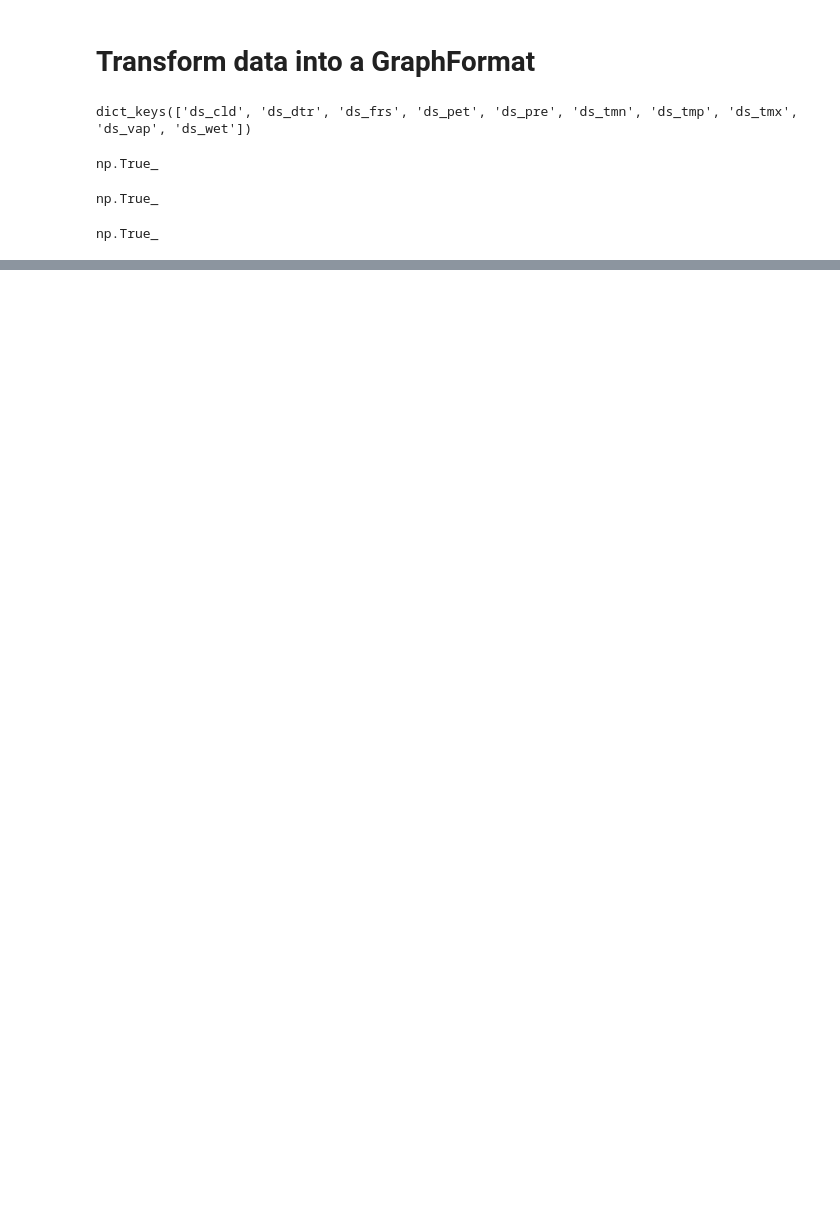
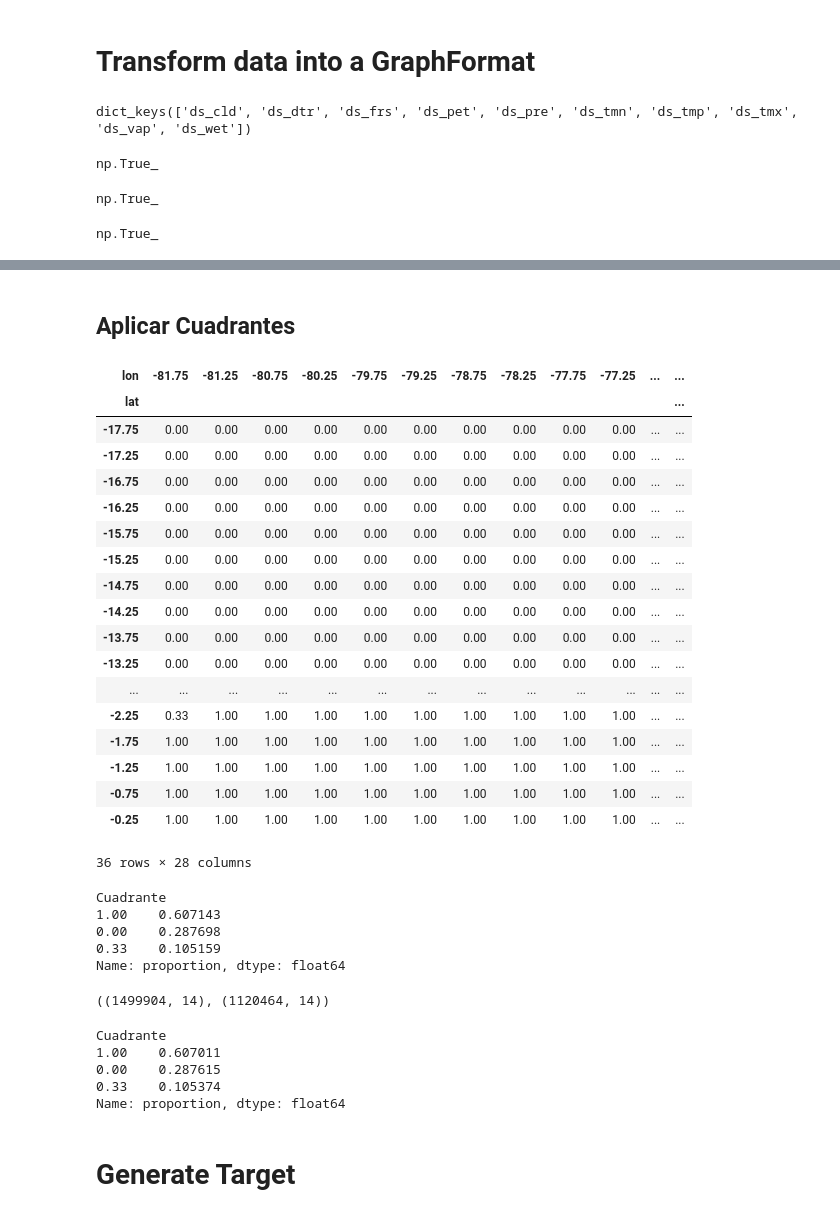
Before and after one commit to gabodabo-uno/DLA2501---Deep-Learning-Avanzado, a Jupyter notebook: Flood forecasting/3. Programas/02_Save_Gridded_TimeSeries.ipynb, the cells around one changed output, grey strips where cells are left out. Saved outputs shown, nothing was run; the diff lists cells and outputs as text; code cells hidden in the pictures; blank space fills up the shorter version.

```diff
--- a/Flood forecasting/3. Programas/02_Save_Gridded_TimeSeries.ipynb
+++ b/Flood forecasting/3. Programas/02_Save_Gridded_TimeSeries.ipynb
@@ -286,0 +376,21 @@ consol_df.sample(10)
+# %%
+def genera_eq_lat_lon(x_0, x_1):
+    """
+    Genera una ecuación de latitud y longitud a partir de un punto dado.
+
+    Args:
+        x_0 (tuple): Tupla con la latitud y longitud del punto de referencia 1. (lon, lat)
+        x_1 (tuple): Tupla con la latitud y longitud del punto de referencia 2. (lon. lat)
+    Returns:
+        tuple: Ecuación de latitud y longitud.
+    """
+    lon_0, lat_0 = x_0
+    lon_1, lat_1 = x_1
+
+    m = (lat_1 - lat_0) / (lon_1 - lon_0)
+    b = lat_0 - m * lon_0
+
+    def funcion(x):
+        return m * x + b
+
+    return funcion, m, b
@@ -286,0 +472,57 @@ consol_df.sample(10)
+# %% [markdown]
+## Aplicar Cuadrantes
+# %%
+casos = [
+    consol_df['lat'] <= fun_1(consol_df['lon']), # Costa
+    (consol_df['lat'] > fun_1(consol_df['lon']))&
+    (consol_df['lat'] <= fun_2(consol_df['lon'])) # Sierra
+         ]
+resultados = [0, 0.33]
+consol_df['Cuadrante'] = np.select(casos, resultados, default=1) # El default es la selva
+# %%
+consol_df[consol_df['CODMES']==consol_df['CODMES'].max()]\
+    .sort_values(by=['lat', 'lon'], ascending=True)\
+    .pivot(index='lat', columns='lon', values='Cuadrante')
+# %% [output]
+| lon | -81.75 | -81.25 | -80.75 | -80.25 | -79.75 | -79.25 | -78.75 | -78.25 | -77.75 | -77.25 | ... | ... |
+| lat |  |  |  |  |  |  |  |  |  |  |  | ... |
+| -17.75 | 0.00 | 0.00 | 0.00 | 0.00 | 0.00 | 0.00 | 0.00 | 0.00 | 0.00 | 0.00 | ... | ... |
+| -17.25 | 0.00 | 0.00 | 0.00 | 0.00 | 0.00 | 0.00 | 0.00 | 0.00 | 0.00 | 0.00 | ... | ... |
+| -16.75 | 0.00 | 0.00 | 0.00 | 0.00 | 0.00 | 0.00 | 0.00 | 0.00 | 0.00 | 0.00 | ... | ... |
+| -16.25 | 0.00 | 0.00 | 0.00 | 0.00 | 0.00 | 0.00 | 0.00 | 0.00 | 0.00 | 0.00 | ... | ... |
+| -15.75 | 0.00 | 0.00 | 0.00 | 0.00 | 0.00 | 0.00 | 0.00 | 0.00 | 0.00 | 0.00 | ... | ... |
+| -15.25 | 0.00 | 0.00 | 0.00 | 0.00 | 0.00 | 0.00 | 0.00 | 0.00 | 0.00 | 0.00 | ... | ... |
+| -14.75 | 0.00 | 0.00 | 0.00 | 0.00 | 0.00 | 0.00 | 0.00 | 0.00 | 0.00 | 0.00 | ... | ... |
+| -14.25 | 0.00 | 0.00 | 0.00 | 0.00 | 0.00 | 0.00 | 0.00 | 0.00 | 0.00 | 0.00 | ... | ... |
+| -13.75 | 0.00 | 0.00 | 0.00 | 0.00 | 0.00 | 0.00 | 0.00 | 0.00 | 0.00 | 0.00 | ... | ... |
+| -13.25 | 0.00 | 0.00 | 0.00 | 0.00 | 0.00 | 0.00 | 0.00 | 0.00 | 0.00 | 0.00 | ... | ... |
+| ... | ... | ... | ... | ... | ... | ... | ... | ... | ... | ... | ... | ... |
+| -2.25 | 0.33 | 1.00 | 1.00 | 1.00 | 1.00 | 1.00 | 1.00 | 1.00 | 1.00 | 1.00 | ... | ... |
+| -1.75 | 1.00 | 1.00 | 1.00 | 1.00 | 1.00 | 1.00 | 1.00 | 1.00 | 1.00 | 1.00 | ... | ... |
+| -1.25 | 1.00 | 1.00 | 1.00 | 1.00 | 1.00 | 1.00 | 1.00 | 1.00 | 1.00 | 1.00 | ... | ... |
+| -0.75 | 1.00 | 1.00 | 1.00 | 1.00 | 1.00 | 1.00 | 1.00 | 1.00 | 1.00 | 1.00 | ... | ... |
+| -0.25 | 1.00 | 1.00 | 1.00 | 1.00 | 1.00 | 1.00 | 1.00 | 1.00 | 1.00 | 1.00 | ... | ... |
+36 rows × 28 columns
+# %%
+consol_df['Cuadrante'].value_counts(normalize=True)
+# Vemos muchos 0's. pero debería ser por la zona de mar que está incluida que no debería, limpiamos dicah región para tener un número más real.
+# %% [output]
+Cuadrante
+1.00    0.607143
+0.00    0.287698
+0.33    0.105159
+Name: proportion, dtype: float64
+# %%
+consol_df.shape, consol_df[~np.isnan(consol_df['cld'])].shape
+# %% [output]
+((1499904, 14), (1120464, 14))
+# %%
+consol_df[~np.isnan(consol_df['cld'])]['Cuadrante'].value_counts(normalize=True)
+# %% [output]
+Cuadrante
+1.00    0.607011
+0.00    0.287615
+0.33    0.105374
+Name: proportion, dtype: float64
+# %% [markdown]
+# Generate Target
```
Also changed, not shown: parts of 51 cells of this notebook, 1 other file.
